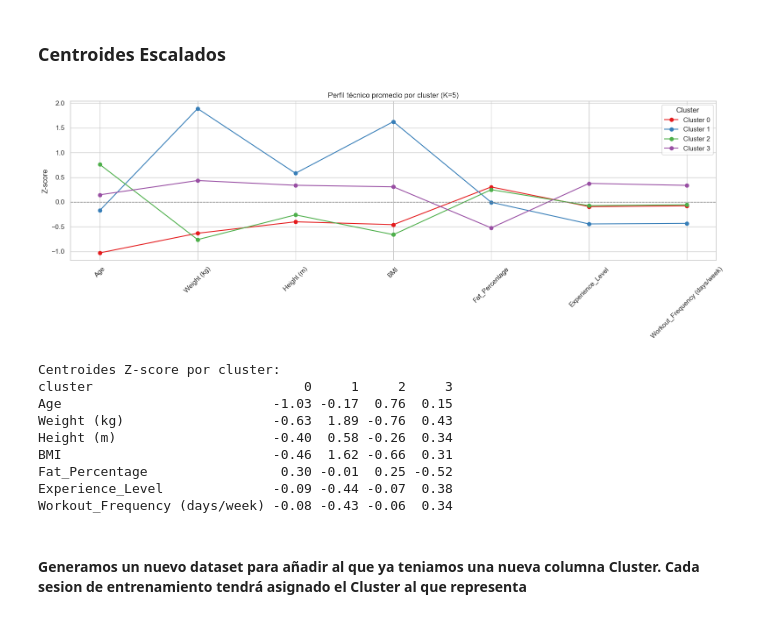
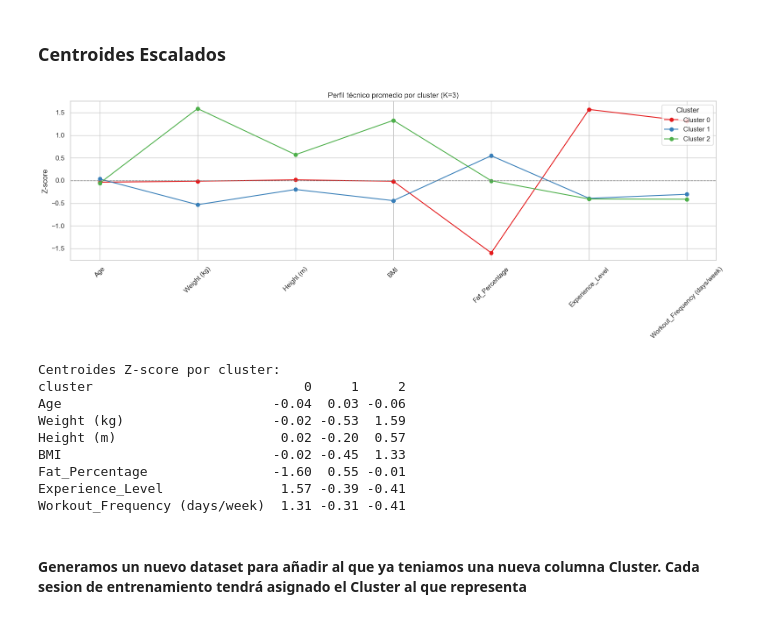
Before and after one commit to carlyg7/TFG, a Jupyter notebook: clustering.ipynb, the cells around one changed output. Cells and saved outputs as stored; diff of their text form; code cells hidden in the pictures.

```diff
--- a/clustering.ipynb
+++ b/clustering.ipynb
@@ -75,7 +77,7 @@ plt.show()
 ### Paso 5. Aplicamos K-Means con el valor de K=4 obtenido de las graficas
 # %%
 # Aplicamos KMeans con K=4
-kmeans = KMeans(n_clusters=4, random_state=42, n_init=10)
+kmeans = KMeans(n_clusters=3, random_state=42, n_init=10)
 labels = kmeans.fit_predict(X)
 
 # Asignar etiquetas de cluster al dataset
@@ -352,22 +255,0 @@ Son los más experimentados (2,16 de media) y los que entrenan con mayor frecuen
-# %%
-import matplotlib.pyplot as plt
-import seaborn as sns
-import pandas as pd
-
-# Calculamos los centroides reales (no escalados)
-centroids_real = dataset.groupby('cluster')[features].mean().T  # Transponemos para tener atributos en X
-
-# Representación gráfica
-plt.figure(figsize=(16, 6))
-sns.set(style="whitegrid")
-palette = sns.color_palette("Set1", n_colors=centroids_real.shape[1])
-
-for i, col in enumerate(centroids_real.columns):
-    plt.plot(centroids_real.index, centroids_real[col], marker='o', label=f'Cluster {col}', color=palette[i])
-
-plt.title("Perfil físico promedio por cluster (valores reales)")
-plt.ylabel("Valor medio")
-plt.xticks(rotation=45)
-plt.legend(title="Cluster", loc="upper right")
-plt.tight_layout()
-plt.show()
@@ -380,44 +260,44 @@ import matplotlib.pyplot as plt
 import seaborn as sns
 import pandas as pd
 import numpy as np
 
 # Añadir cluster a los datos escalados
 df_scaled = pd.DataFrame(X_scaled, columns=features)
 df_scaled['cluster'] = dataset['cluster']
 
 # Calcular la media estandarizada (Z-score) de cada atributo por cluster
 centroids_z = df_scaled.groupby('cluster').mean().T
 
 # Representación gráfica estilo perfil técnico (líneas con marcadores)
 plt.figure(figsize=(16, 6))
 sns.set(style="whitegrid")
 palette = sns.color_palette("Set1", n_colors=centroids_z.shape[1])
 
 for i, col in enumerate(centroids_z.columns):
     plt.plot(centroids_z.index, centroids_z[col], marker='o', label=f'Cluster {col}', color=palette[i])
 
-plt.title("Perfil técnico promedio por cluster (K=5)")
+plt.title("Perfil técnico promedio por cluster (K=3)")
 plt.ylabel("Z-score")
 plt.xticks(rotation=45)
 plt.axhline(0, color='gray', linestyle='--', linewidth=1)
 plt.legend(title="Cluster", loc="upper right")
 plt.tight_layout()
 plt.show()
 
 centroids_table = df_scaled.groupby('cluster').mean().T.round(2)
 print("\nCentroides Z-score por cluster:")
 print(centroids_table)
 # %% [output]
-[figure, old version]
+[figure, new version]
 Centroides Z-score por cluster:
-cluster                           0     1     2     3
-Age                           -1.03 -0.17  0.76  0.15
-Weight (kg)                   -0.63  1.89 -0.76  0.43
-Height (m)                    -0.40  0.58 -0.26  0.34
-BMI                           -0.46  1.62 -0.66  0.31
-Fat_Percentage                 0.30 -0.01  0.25 -0.52
-Experience_Level              -0.09 -0.44 -0.07  0.38
-Workout_Frequency (days/week) -0.08 -0.43 -0.06  0.34
+cluster                           0     1     2
+Age                           -0.04  0.03 -0.06
+Weight (kg)                   -0.02 -0.53  1.59
+Height (m)                     0.02 -0.20  0.57
+BMI                           -0.02 -0.45  1.33
+Fat_Percentage                -1.60  0.55 -0.01
+Experience_Level               1.57 -0.39 -0.41
+Workout_Frequency (days/week)  1.31 -0.31 -0.41
 # %% [markdown]
 #### Generamos un nuevo dataset para añadir al que ya teniamos una nueva columna Cluster. Cada sesion de entrenamiento tendrá asignado el Cluster al que representa
 # %%
```
Also changed, not shown: parts of 15 cells of this notebook, 15 other files.
